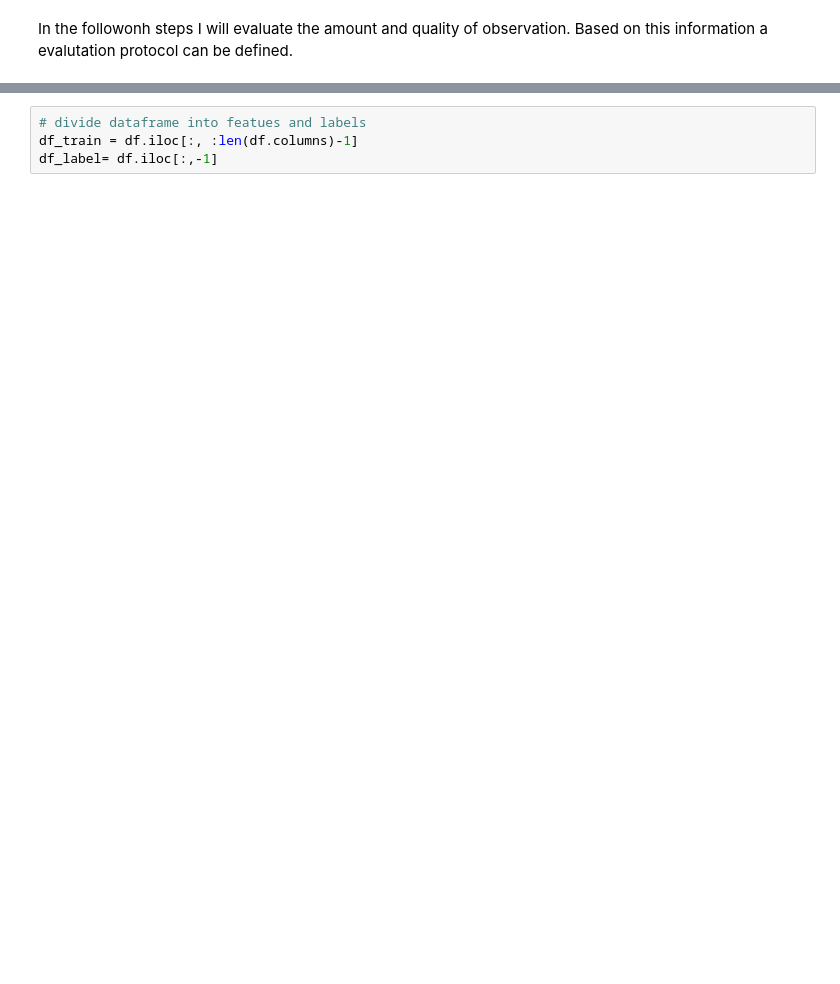
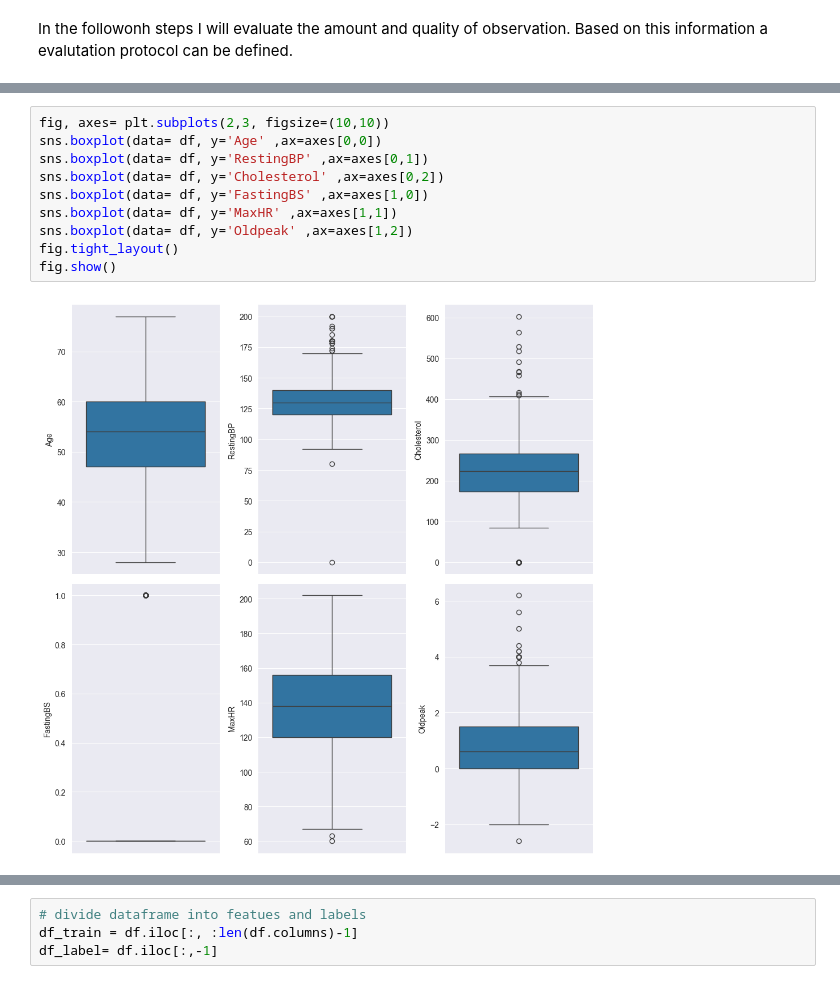
Before and after one commit to quantum-insights/DSM150_NN, a Jupyter notebook: cw1/cw1.ipynb, the cells around one changed output, grey strips where cells are left out. Saved outputs shown, nothing was run; the diff lists cells and outputs as text; blank space fills up the shorter version.

```diff
--- a/cw1/cw1.ipynb
+++ b/cw1/cw1.ipynb
@@ -122,0 +183,12 @@ In the followonh steps I will evaluate the amount and quality of observation. Ba
+# %%
+fig, axes= plt.subplots(2,3, figsize=(10,10))
+sns.boxplot(data= df, y='Age' ,ax=axes[0,0])
+sns.boxplot(data= df, y='RestingBP' ,ax=axes[0,1])
+sns.boxplot(data= df, y='Cholesterol' ,ax=axes[0,2])
+sns.boxplot(data= df, y='FastingBS' ,ax=axes[1,0])
+sns.boxplot(data= df, y='MaxHR' ,ax=axes[1,1])
+sns.boxplot(data= df, y='Oldpeak' ,ax=axes[1,2])
+fig.tight_layout()
+fig.show()
+# %% [output]
+[figure, added]
```
Also changed, not shown: parts of 22 cells of this notebook.
